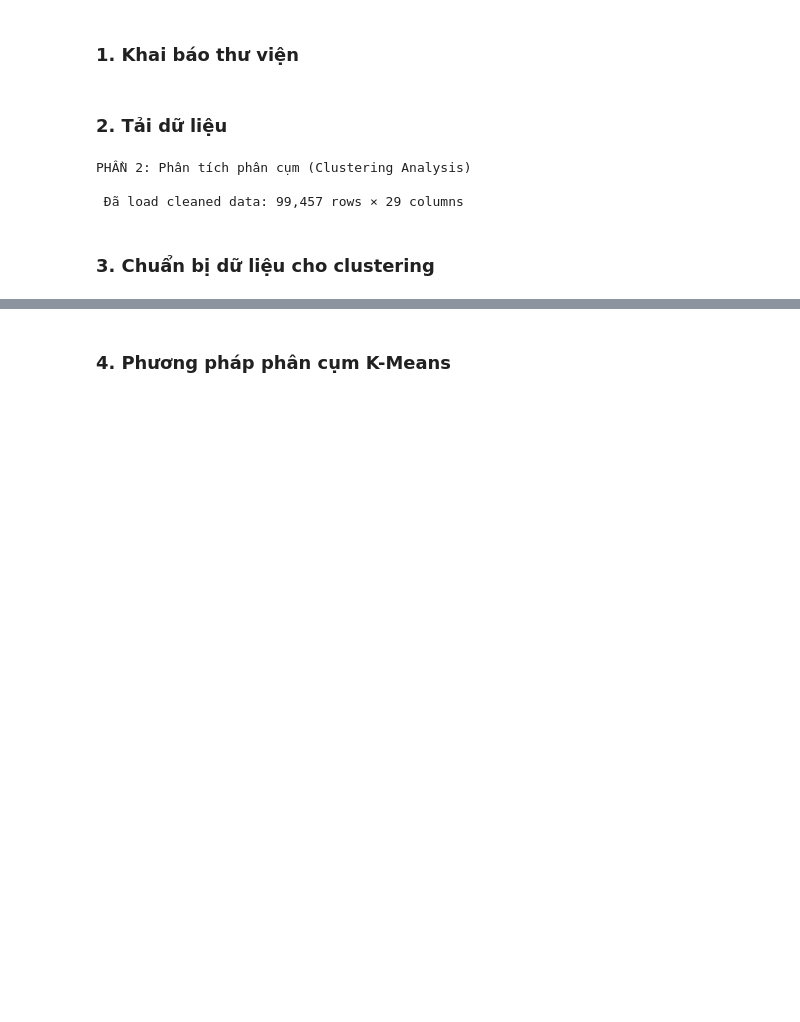
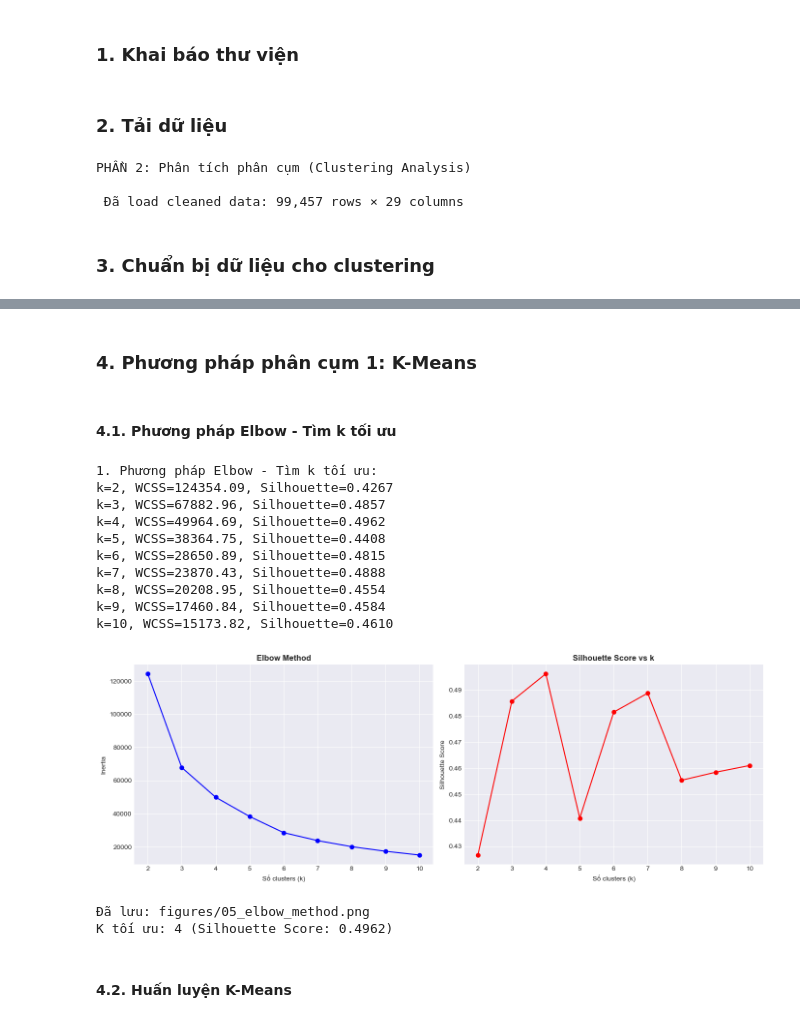
Before and after one commit to Satodayyy/KPDL.BaoCao, a Jupyter notebook: 02_eda_clustering/clustering_analysis.ipynb, the cells around one changed output, grey strips where cells are left out. Saved outputs shown, nothing was run; the diff lists cells and outputs as text; code cells hidden in the pictures; blank space fills up the shorter version.

Commit message:
Phân cụm dữ liệu (Clustering)

```diff
--- a/02_eda_clustering/clustering_analysis.ipynb
+++ b/02_eda_clustering/clustering_analysis.ipynb
@@ -73,2 +70,64 @@ max    1.736267e+00        0.0  5.617872e+00
 # %% [markdown]
-### 4. Phương pháp phân cụm K-Means
+### 4. Phương pháp phân cụm 1: K-Means
+# %% [markdown]
+#### 4.1. Phương pháp Elbow - Tìm k tối ưu
+# %%
+# 8.1 Elbow Method
+print("1. Phương pháp Elbow - Tìm k tối ưu:")
+inertias = []
+silhouette_scores = []
+K_range = range(2, 11)
+
+for k in K_range:
+    # 1. Chạy KMeans
+    kmeans = KMeans(n_clusters=k, random_state=42, n_init=10)
+    kmeans.fit(rfm_scaled)
+    inertias.append(kmeans.inertia_)
+
+    # 2. Tính Silhouette (Sample 10000 dòng)
+    sample_size = 10000 if len(rfm_scaled) > 10000 else None
+    score = silhouette_score(rfm_scaled, kmeans.labels_, sample_size=sample_size, random_state=42)
+    silhouette_scores.append(score)
+
+    # In ra thông số
+    print(f"k={k}, WCSS={kmeans.inertia_:.2f}, Silhouette={score:.4f}")
+
+# Biểu đồ Elbow
+fig, axes = plt.subplots(1, 2, figsize=(14, 5))
+
+axes[0].plot(K_range, inertias, 'bo-')
+axes[0].set_xlabel('Số clusters (k)')
+axes[0].set_ylabel('Inertia')
+axes[0].set_title('Elbow Method', fontweight='bold')
+axes[0].grid(True)
+
+axes[1].plot(K_range, silhouette_scores, 'ro-')
+axes[1].set_xlabel('Số clusters (k)')
+axes[1].set_ylabel('Silhouette Score')
+axes[1].set_title('Silhouette Score vs k', fontweight='bold')
+axes[1].grid(True)
+
+plt.tight_layout()
+plt.savefig('figures/05_elbow_method.png', dpi=300, bbox_inches='tight')
+plt.show()
+print("Đã lưu: figures/05_elbow_method.png")
+
+# Chọn k tối ưu (k có silhouette score cao nhất)
+optimal_k = K_range[np.argmax(silhouette_scores)]
+print(f"K tối ưu: {optimal_k} (Silhouette Score: {max(silhouette_scores):.4f})")
+# %% [output]
+1. Phương pháp Elbow - Tìm k tối ưu:
+k=2, WCSS=124354.09, Silhouette=0.4267
+k=3, WCSS=67882.96, Silhouette=0.4857
+k=4, WCSS=49964.69, Silhouette=0.4962
+k=5, WCSS=38364.75, Silhouette=0.4408
+k=6, WCSS=28650.89, Silhouette=0.4815
+k=7, WCSS=23870.43, Silhouette=0.4888
+k=8, WCSS=20208.95, Silhouette=0.4554
+k=9, WCSS=17460.84, Silhouette=0.4584
+k=10, WCSS=15173.82, Silhouette=0.4610
+[figure, added]
+Đã lưu: figures/05_elbow_method.png
+K tối ưu: 4 (Silhouette Score: 0.4962)
+# %% [markdown]
+#### 4.2. Huấn luyện K-Means
```
Also changed, not shown: parts of 4 cells of this notebook.
